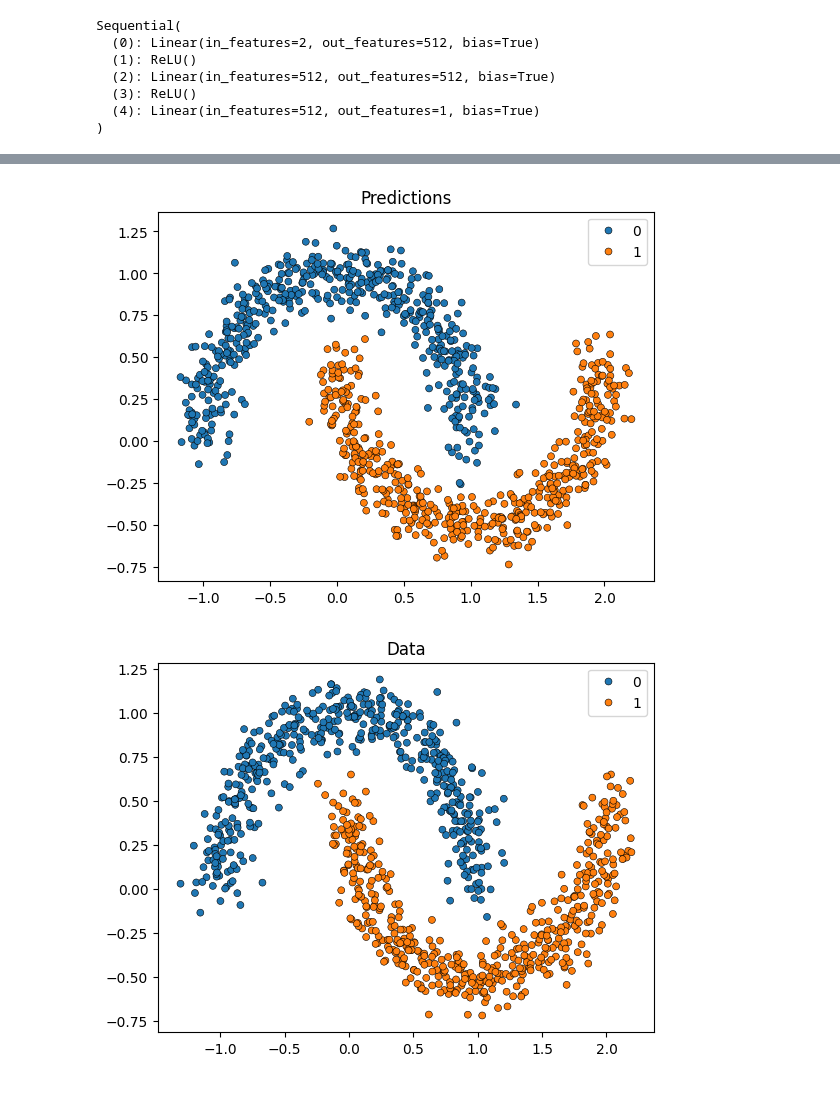
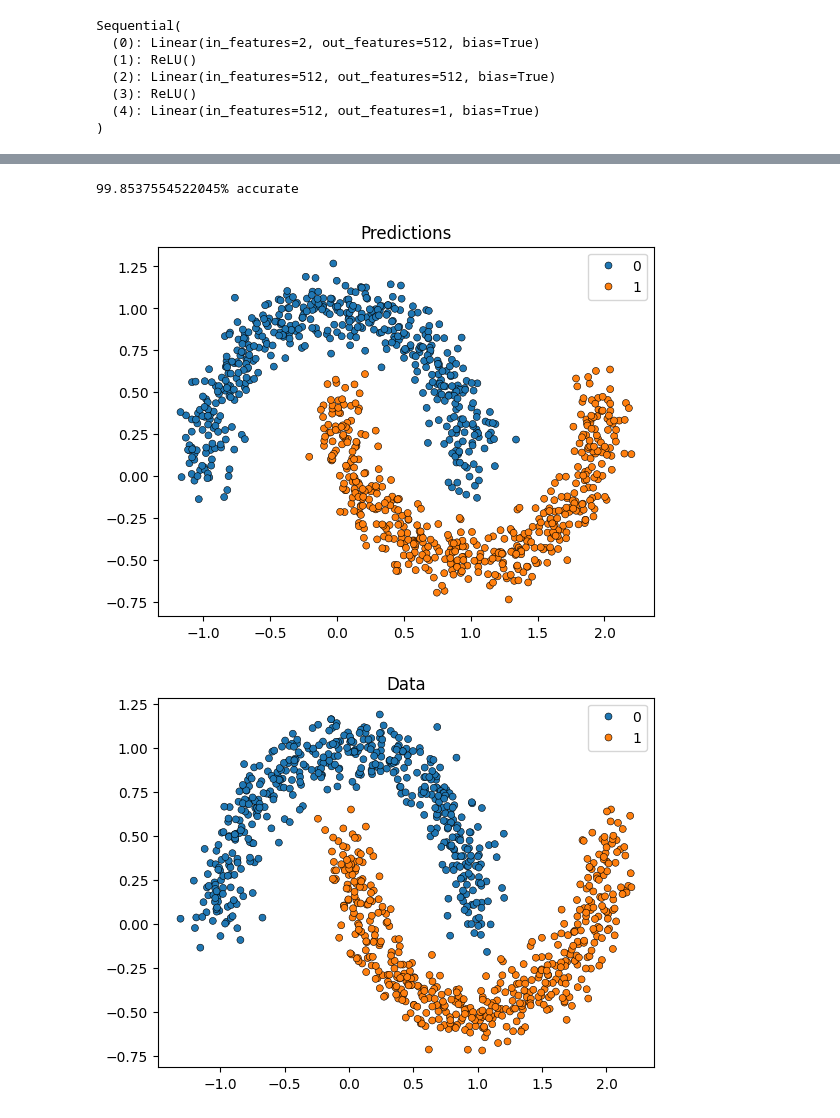
Before and after one commit to zUkrainak47/Deep-Learning, a Jupyter notebook: lab3.ipynb, the cells around one changed output, grey strips where cells are left out. Saved outputs shown, nothing was run; the diff lists cells and outputs as text; code cells hidden in the pictures.

Commit message:
update with dataset and dataloader

```diff
--- a/lab3.ipynb
+++ b/lab3.ipynb
@@ -9,6 +23,8 @@ import numpy as np
 # %%
 amount = 1000
 points, labels = make_moons(n_samples=amount, shuffle=True, noise=0.1, random_state=0)
+
+my_moons = CustomDataset(points, labels)
 
 sns.scatterplot(
     x=points[:, 0], y=points[:, 1], hue=labels, marker="o", s=25, edgecolor="k", legend=True
@@ -93,13 +114,32 @@ optimizer = torch.optim.Adam(model.parameters(), lr=learning_rate)
 # %%
-def training_loop(model, loss_func, optimizer, epochs):
+def training_loop(dataloader, model, loss_func, optimizer, epochs=100):
+    loss_after_epoch = []
+    loss_list = []
+    size = len(dataloader.dataset)
     model.train()
     for i in range(epochs):
-        predict = model(X).sigmoid().flatten()
-        loss = loss_func(predict, y)
-        loss.backward()
-        optimizer.step()
-        optimizer.zero_grad()
-        print(loss.item())
+        for batch, (XX, yy) in enumerate(dataloader):
+            optimizer.zero_grad()
+            predict = model(XX.float()).sigmoid().flatten()  # why sigmoid here but not when getting the model's output predictions? how does that help the training loop?
+            loss = loss_func(predict, yy.float())
+
+            loss_list.append(loss.item())
+
+            loss.backward()
+            optimizer.step()
+
+            # if batch%10 == 0:
+            #     print(f'Batch {batch}')
+
+        if i%10 == 0:
+            print(f"loss: {loss.item():>7f}")
+
+        loss_after_epoch.append(loss.item())
+
+    plt.plot(loss_list)
+    plt.show()
+    plt.plot(loss_after_epoch)
+    plt.show()
 # %%
-training_loop(model, loss_func, optimizer, 100)
+training_loop(my_moons_dataloader, model, loss_func, optimizer, 100)
 # %% [output]
@@ -123,13 +158,19 @@ training_loop(model, loss_func, optimizer, 100)
 # %%
-predictions = model(X).detach().numpy().flatten()
+predictions = model(X).sigmoid()
+
+loss_func = nn.BCELoss()
+print(f"{(1 - loss_func(predictions.flatten(), y).item())*100}% accurate")
+
+predictions = predictions.detach().numpy().flatten()
 predictions = (predictions > 0.5).astype(int)
 
 sns.scatterplot(
     x=points[:, 0], y=points[:, 1], hue=predictions, marker="o", s=25, edgecolor="k", legend=True
 ).set_title("Predictions")
 plt.show()
 # %% [output]
+99.8537554522045% accurate
-[figure, old version]
+[figure, new version]
 # %%
 amount = 1000
 points, labels = make_moons(n_samples=amount, shuffle=True, noise=0.1, random_state=2)
```
Also changed, not shown: parts of 8 cells of this notebook.
